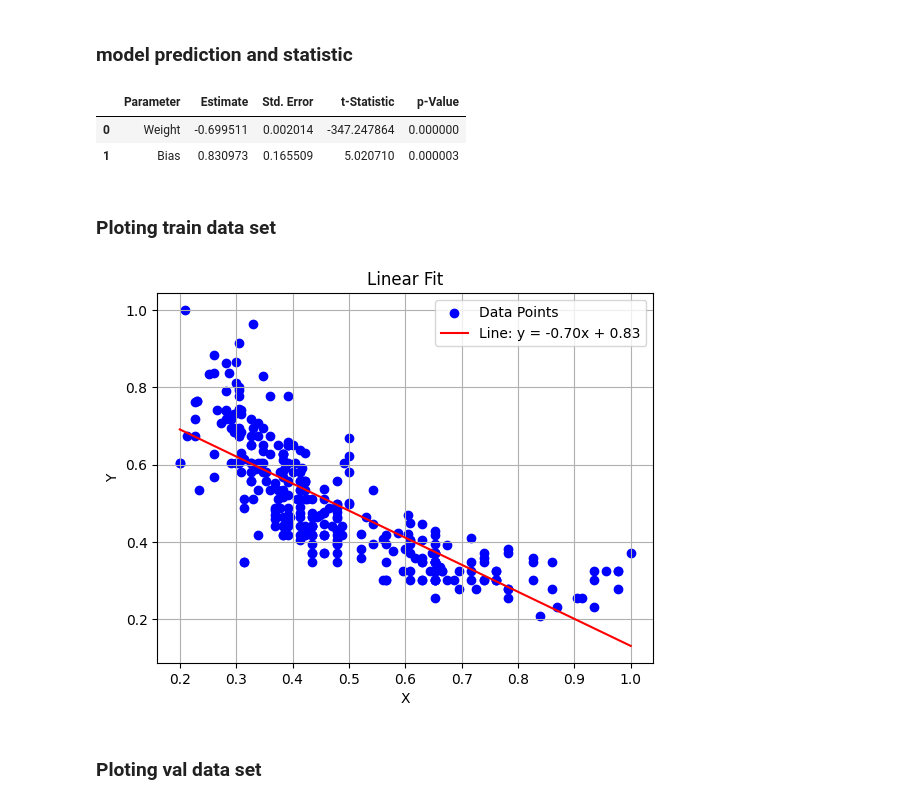
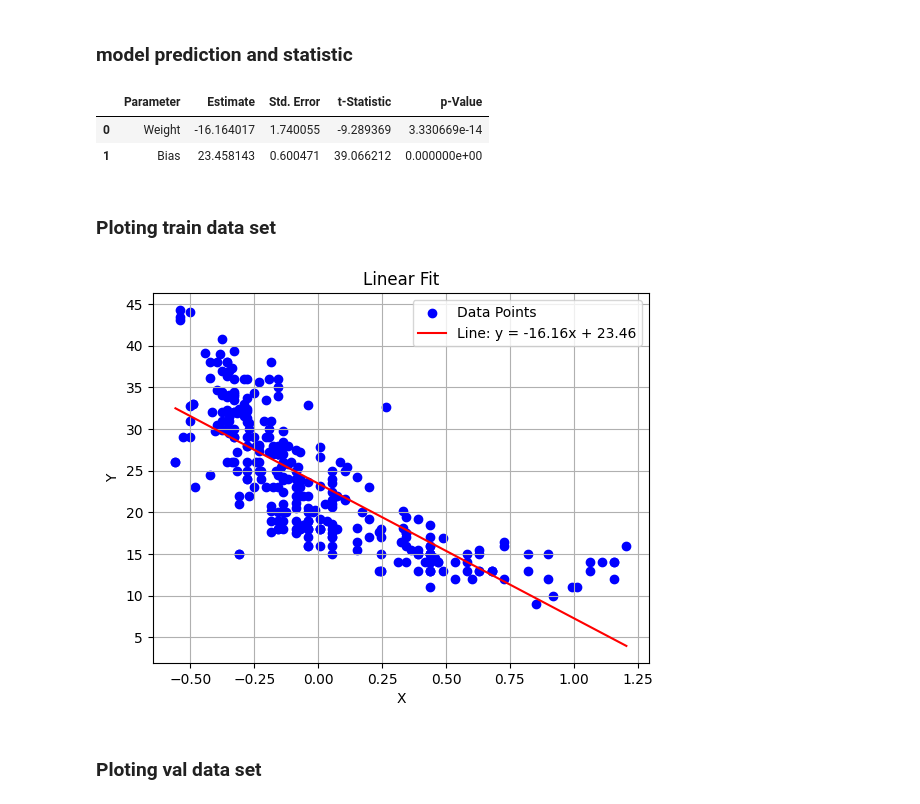
Before and after one commit to xXKeNdAmAmAsTeRXx/ISLP_labs, a Jupyter notebook: applied-Tasks/Chap03-task8-pytroch.ipynb, the cells around one changed output. Saved outputs shown, nothing was run; the diff lists cells and outputs as text; code cells hidden in the pictures.

Commit message:
fix normalization in torch

```diff
--- a/applied-Tasks/Chap03-task8-pytroch.ipynb
+++ b/applied-Tasks/Chap03-task8-pytroch.ipynb
@@ -65,6 +67,19 @@ plot_data(x_train, y_train, x_val, y_val, xlabel="horsepower", ylabel="mpg")
 # %% [markdown]
 ## Preparing a dataset for gpu computation
+# %%
+def Normalize(x, std, mean):
+    n_x = (x - mean)/std
+
+    return n_x
 # %%
+# normalizing input
+mean = np.mean(x_train)
+std = np.mean(x_train)
+
+x_train = Normalize(x_train, mean, std)
+x_val = Normalize(x_val, mean, std)
+
+
 # device import
 device = torch.device("cuda" if torch.cuda.is_available() else "cpu")
 print(device)
@@ -77,10 +92,6 @@ x_train_tensor = torch.from_numpy(x_train).float().to(device)
 y_train_tensor = torch.from_numpy(y_train).float().to(device)
 x_val_tensor = torch.from_numpy(x_val).float().to(device)
 y_val_tensor = torch.from_numpy(y_val).float().to(device)
-
-# normalizing input
-x_train_tensor = x_train_tensor / x_train_tensor.max()
-y_train_tensor = y_train_tensor / y_train_tensor.max()
 # %% [output]
 cuda
 # %% [markdown]
@@ -170,10 +181,6 @@ OrderedDict([('b', tensor([0.8310], device='cuda:0')), ('w', tensor([-0.6995], d
 # %% [markdown]
 ### model prediction and statistic
 # %%
-#Normalize val tensors
-x_val_tensor /= x_val_tensor.max()
-y_val /= y_val.max()
-
 #Make prediction
 model.eval()
 y_pred_tensor=model(x_val_tensor)
@@ -187,21 +194,18 @@ b, w = b_t.detach().cpu().numpy(), w_t.detach().cpu().numpy()
 simple_linear_regression_summary(w,b,x_val,y_val,y_pred)
 # %% [output]
 |  | Parameter | Estimate | Std. Error | t-Statistic | p-Value |
-| 0 | Weight | -0.699511 | 0.002014 | -347.247864 | 0.000000 |
-| 1 | Bias | 0.830973 | 0.165509 | 5.020710 | 0.000003 |
+| 0 | Weight | -16.164017 | 1.740055 | -9.289369 | 3.330669e-14 |
+| 1 | Bias | 23.458143 | 0.600471 | 39.066212 | 0.000000e+00 |
 # %% [markdown]
 ### Ploting train data set
 # %%
 w = float(w)
 b = float(b)
 
-#normalization
-x_train_n = x_train/x_train.max()
-y_train_n = y_train/y_train.max()
 
-plot_line_on_data(x_train_n, y_train_n, w,b)
+plot_line_on_data(x_train, y_train, w,b)
 # %% [output]
-[figure, old version]
+[figure, new version]
 # %% [markdown]
 ### Ploting val data set
 # %%
```
Also changed, not shown: parts of 7 cells of this notebook.
